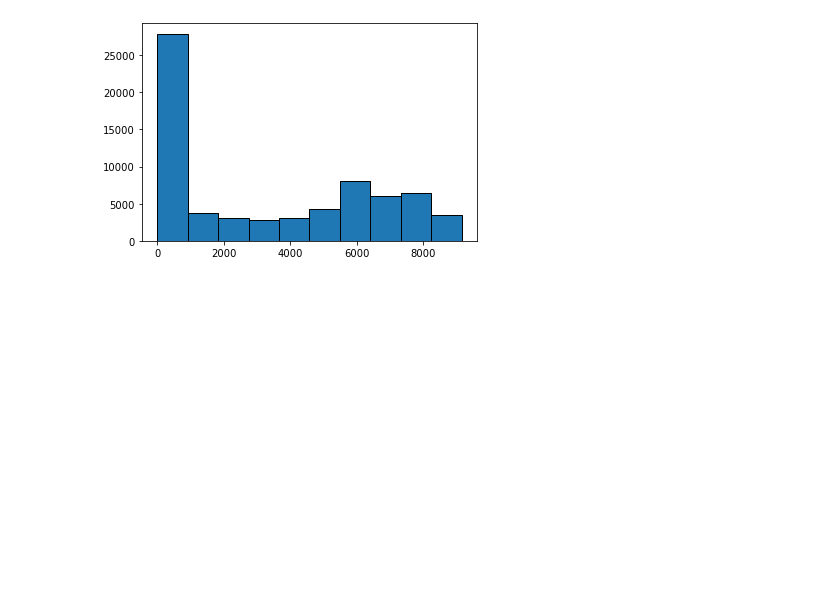
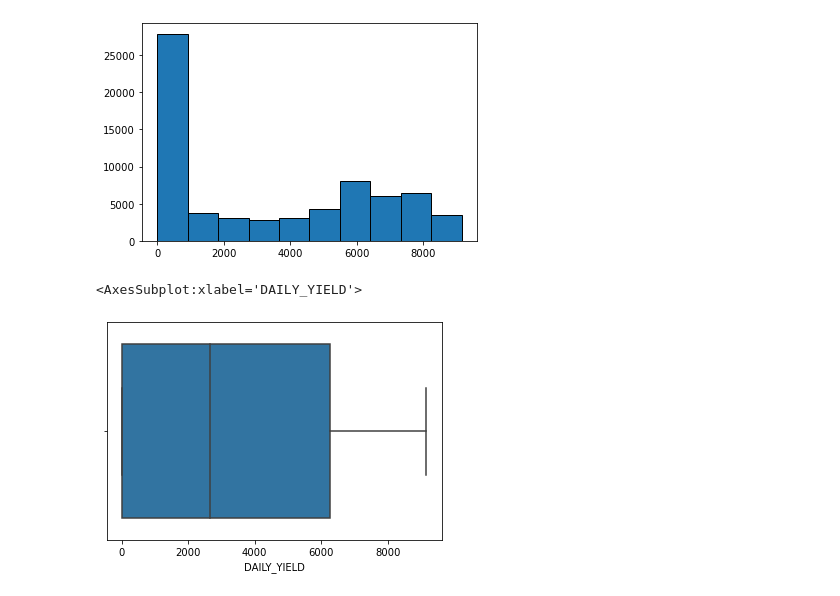
Before and after one commit to BurtonBarnes/solar, a Jupyter notebook: explore.ipynb, the cells around one changed output. Cells and saved outputs as stored; diff of their text form; code cells hidden in the pictures; blank space fills up the shorter version.

```diff
--- a/explore.ipynb
+++ b/explore.ipynb
@@ -173,3 +173,8 @@ plt.hist(data=df, x='DAILY_YIELD', edgecolor='black')
 plt.show()
 # %% [output]
 [figure]
+# %%
+sns.boxplot(data=df, x='DAILY_YIELD')
+# %% [output]
+<AxesSubplot:xlabel='DAILY_YIELD'>
+[figure, added]
```
Also changed, not shown: parts of 3 cells of this notebook.
